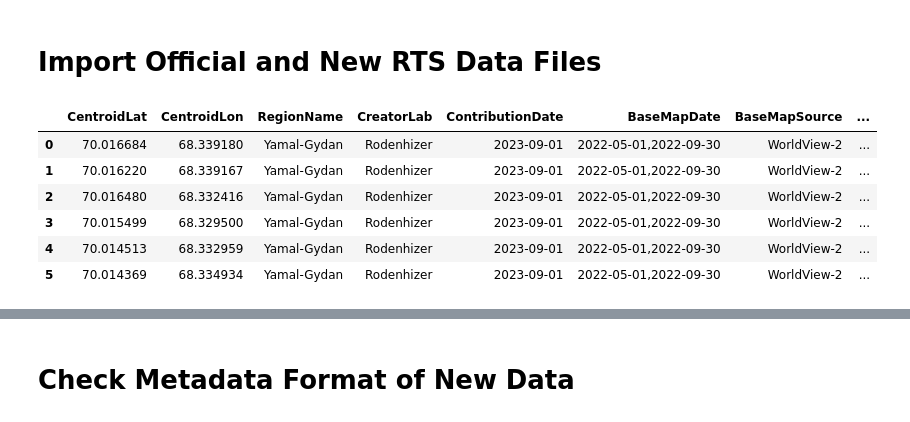
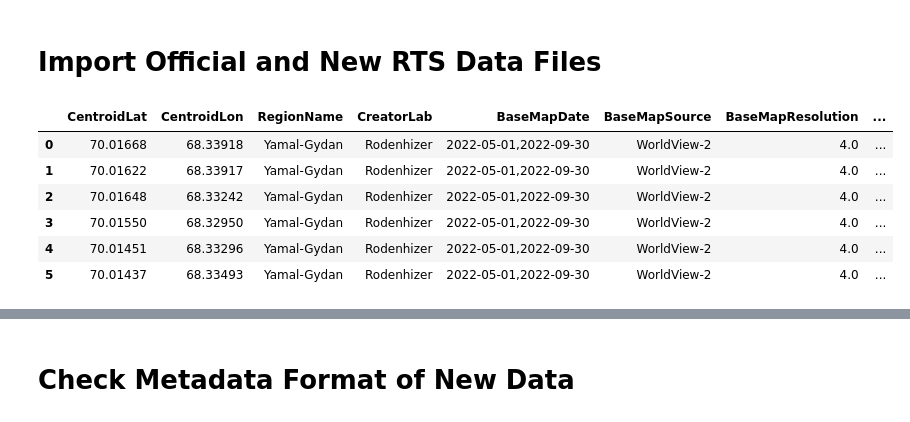
Before and after one commit to whrc/ARTS, a Jupyter notebook: Tutorial/rts_dataset_formatting.ipynb, the cells around one changed output, grey strips where cells are left out. Drawn from its saved outputs; the diff is of its cells as text; code cells hidden in the pictures.

```diff
--- a/Tutorial/rts_dataset_formatting.ipynb
+++ b/Tutorial/rts_dataset_formatting.ipynb
@@ -61,37 +59,39 @@ separate_file = True
 # %%
 col_metadata = pd.read_csv(Path('../input_data/metadata_description.csv'))
 
-required_fields = list(col_metadata[col_metadata.Required == True].FieldName.values)
+required_fields = list(col_metadata[col_metadata.Required == 'True'].FieldName.values)
 
-optional_fields = list(col_metadata[col_metadata.Required == False].FieldName.values)
+generated_fields = list(col_metadata[col_metadata.Required == 'Generated'].FieldName.values)
 
-all_fields = required_fields + optional_fields + new_fields
+optional_fields = list(col_metadata[col_metadata.Required == 'False'].FieldName.values)
+
+all_fields = required_fields + generated_fields + optional_fields + new_fields
 # %% [markdown]
 # Import Official and New RTS Data Files
 # %%
 rts_file = 'rts_dataset_test_polygons_current.geojson'
 rts_data_filepath = Path('..') / 'input_data' / rts_file
 
 rts_data = (
     gpd.read_file(rts_data_filepath)
-    .filter(items = required_fields + optional_fields + ['geometry'])
+    .filter(items = required_fields + generated_fields + optional_fields + ['geometry'])
 )
 
 rts_data.ContributionDate = pd.to_datetime(rts_data.ContributionDate)
 
 for field in required_fields: # Check if all required columns are present
     if field not in rts_data.columns:
         raise ValueError('{field} is missing. Has the RTS data set been modified since download?'.format(field = repr(field)))
 
 rts_data
 # %% [output]
-|  | CentroidLat | CentroidLon | RegionName | CreatorLab | ContributionDate | BaseMapDate | BaseMapSource | ... |
-| 0 | 70.016684 | 68.339180 | Yamal-Gydan | Rodenhizer | 2023-09-01 | 2022-05-01,2022-09-30 | WorldView-2 | ... |
-| 1 | 70.016220 | 68.339167 | Yamal-Gydan | Rodenhizer | 2023-09-01 | 2022-05-01,2022-09-30 | WorldView-2 | ... |
-| 2 | 70.016480 | 68.332416 | Yamal-Gydan | Rodenhizer | 2023-09-01 | 2022-05-01,2022-09-30 | WorldView-2 | ... |
-| 3 | 70.015499 | 68.329500 | Yamal-Gydan | Rodenhizer | 2023-09-01 | 2022-05-01,2022-09-30 | WorldView-2 | ... |
-| 4 | 70.014513 | 68.332959 | Yamal-Gydan | Rodenhizer | 2023-09-01 | 2022-05-01,2022-09-30 | WorldView-2 | ... |
-| 5 | 70.014369 | 68.334934 | Yamal-Gydan | Rodenhizer | 2023-09-01 | 2022-05-01,2022-09-30 | WorldView-2 | ... |
+|  | CentroidLat | CentroidLon | RegionName | CreatorLab | BaseMapDate | BaseMapSource | BaseMapResolution | ... |
+| 0 | 70.01668 | 68.33918 | Yamal-Gydan | Rodenhizer | 2022-05-01,2022-09-30 | WorldView-2 | 4.0 | ... |
+| 1 | 70.01622 | 68.33917 | Yamal-Gydan | Rodenhizer | 2022-05-01,2022-09-30 | WorldView-2 | 4.0 | ... |
+| 2 | 70.01648 | 68.33242 | Yamal-Gydan | Rodenhizer | 2022-05-01,2022-09-30 | WorldView-2 | 4.0 | ... |
+| 3 | 70.01550 | 68.32950 | Yamal-Gydan | Rodenhizer | 2022-05-01,2022-09-30 | WorldView-2 | 4.0 | ... |
+| 4 | 70.01451 | 68.33296 | Yamal-Gydan | Rodenhizer | 2022-05-01,2022-09-30 | WorldView-2 | 4.0 | ... |
+| 5 | 70.01437 | 68.33493 | Yamal-Gydan | Rodenhizer | 2022-05-01,2022-09-30 | WorldView-2 | 4.0 | ... |
 # %%
 new_data = gpd.read_file(new_data_filepath)
 
```
Also changed, not shown: parts of 10 cells of this notebook, 31 other files.
